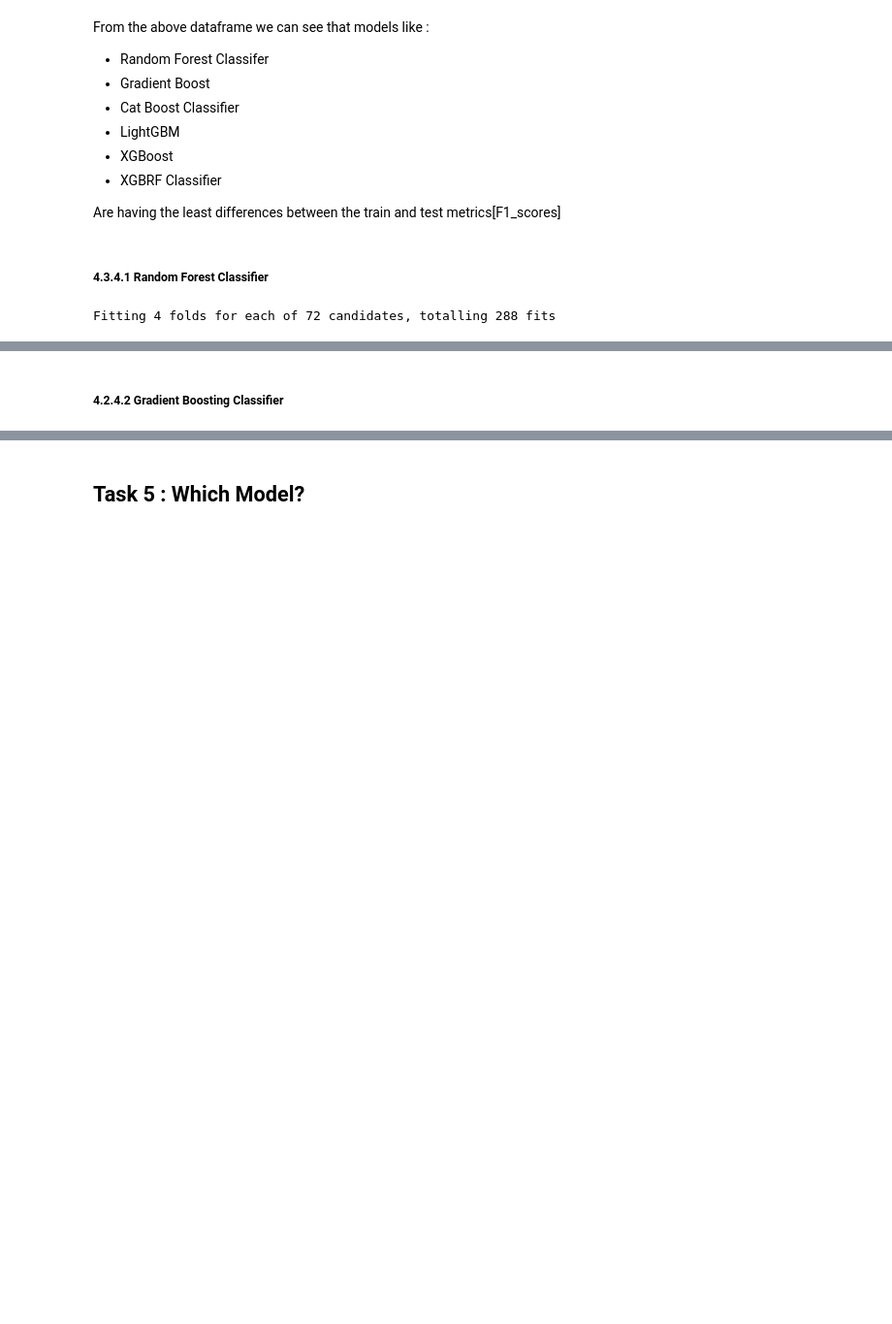
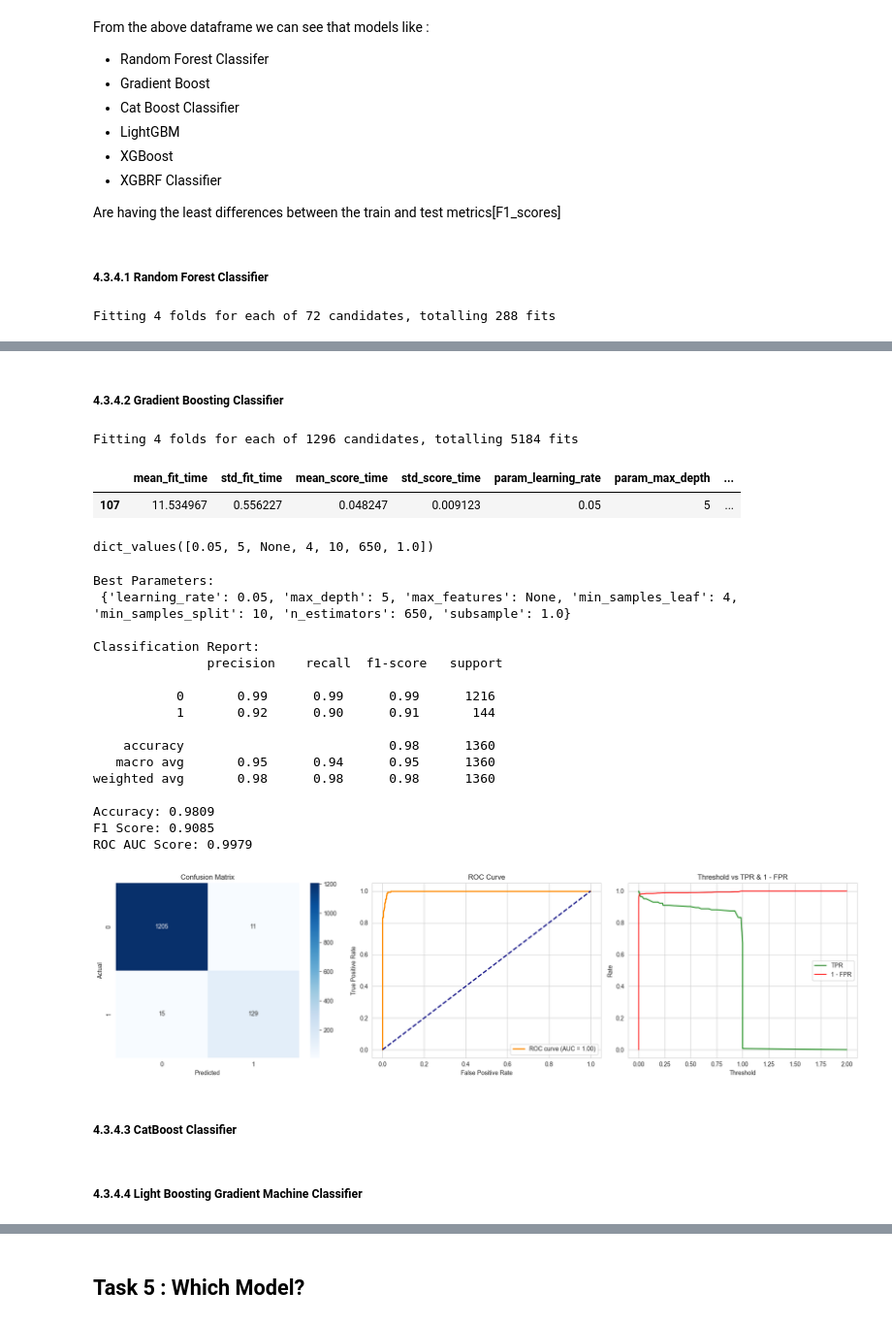
Before and after one commit to AshwinAshok3/Personal-Loan, a Jupyter notebook: src/Notebooks/Capstone_Project_-_Thera_Bank_Personal_Loan_Campain_-_Jupyter_Notebook (1).ipynb, the cells around one changed output, grey strips where cells are left out. Shown at 97% size. Saved outputs shown, nothing was run; the diff lists cells and outputs as text; code cells hidden in the pictures; blank space fills up the shorter version.

Commit message:
model training files

```diff
--- a/src/Notebooks/Capstone_Project_-_Thera_Bank_Personal_Loan_Campain_-_Jupyter_Notebook (1).ipynb
+++ b/src/Notebooks/Capstone_Project_-_Thera_Bank_Personal_Loan_Campain_-_Jupyter_Notebook (1).ipynb
@@ -1015,6 +1040,65 @@ ROC AUC Score: 0.9845
 # %% [markdown]
-##### 4.2.4.2 Gradient Boosting Classifier
+##### 4.3.4.2 Gradient Boosting Classifier
 # %%
 # passing all the parameters for the gradient boosting classifiers
+gradBC_parameters = {
+    'n_estimators': [150, 350, 450, 650],
+    'learning_rate': [0.05, 0.1],
+    'max_depth': [5, 9],
+    'min_samples_split': [2, 5, 10],
+    'min_samples_leaf': [1, 2, 4],
+    'subsample': [0.8, 0.9, 1.0],
+    'max_features': [None, 'sqrt', 'log2'],
+}
+# %%
+# initializing the Gradient Boosting Classifier with gridsearchCV
+gbc_grid = GridSearchCV(estimator=GradientBoostingClassifier(), param_grid=gradBC_parameters,
+                       cv=4, n_jobs=-1 , scoring="f1_macro", verbose=10)
+
+# fitting the model
+gbc_grid.fit(X_train_resampled, y_train_resampled)
+
+# saving the results into df
+gbc_cv_result = pd.DataFrame.from_dict(gbc_grid.cv_results_)
+
+# random forest best parameters
+gbc_params = gbc_grid.best_params_
+
+# saving the df as a csv for further analysis if needed
+gbc_cv_result.to_csv("../models/ML_trials/gradientBoosting_model/gradient_boost_cv_results.csv")
+# %% [output]
+Fitting 4 folds for each of 1296 candidates, totalling 5184 fits
+# %%
+# results for the 1st rank model
+gbc_cv_result[gbc_cv_result['rank_test_score']==1]
+# %% [output]
+|  | mean_fit_time | std_fit_time | mean_score_time | std_score_time | param_learning_rate | param_max_depth | ... |
+| 107 | 11.534967 | 0.556227 | 0.048247 | 0.009123 | 0.05 | 5 | ... |
+# %%
+print(gbc_params.values())
+# %% [output]
+dict_values([0.05, 5, None, 4, 10, 650, 1.0])
 # %%
 # Print the confusion matrix for all the above models
+
+ml_model_test_eval(gbc_grid)
+# %% [output]
+Best Parameters:
+ {'learning_rate': 0.05, 'max_depth': 5, 'max_features': None, 'min_samples_leaf': 4, 'min_samples_split': 10, 'n_estimators': 650, 'subsample': 1.0}
+
+Classification Report:
+               precision    recall  f1-score   support
+
+           0       0.99      0.99      0.99      1216
+           1       0.92      0.90      0.91       144
+
+    accuracy                           0.98      1360
+   macro avg       0.95      0.94      0.95      1360
+weighted avg       0.98      0.98      0.98      1360
+
+Accuracy: 0.9809
+F1 Score: 0.9085
+ROC AUC Score: 0.9979
+[figure, added]
+# %% [markdown]
+##### 4.3.4.3 CatBoost Classifier
@@ -1020,0 +1158,2 @@ ROC AUC Score: 0.9845
+# %% [markdown]
+##### 4.3.4.4 Light Boosting Gradient Machine Classifier
```
Also changed, not shown: parts of 32 cells of this notebook, 34 other files.
